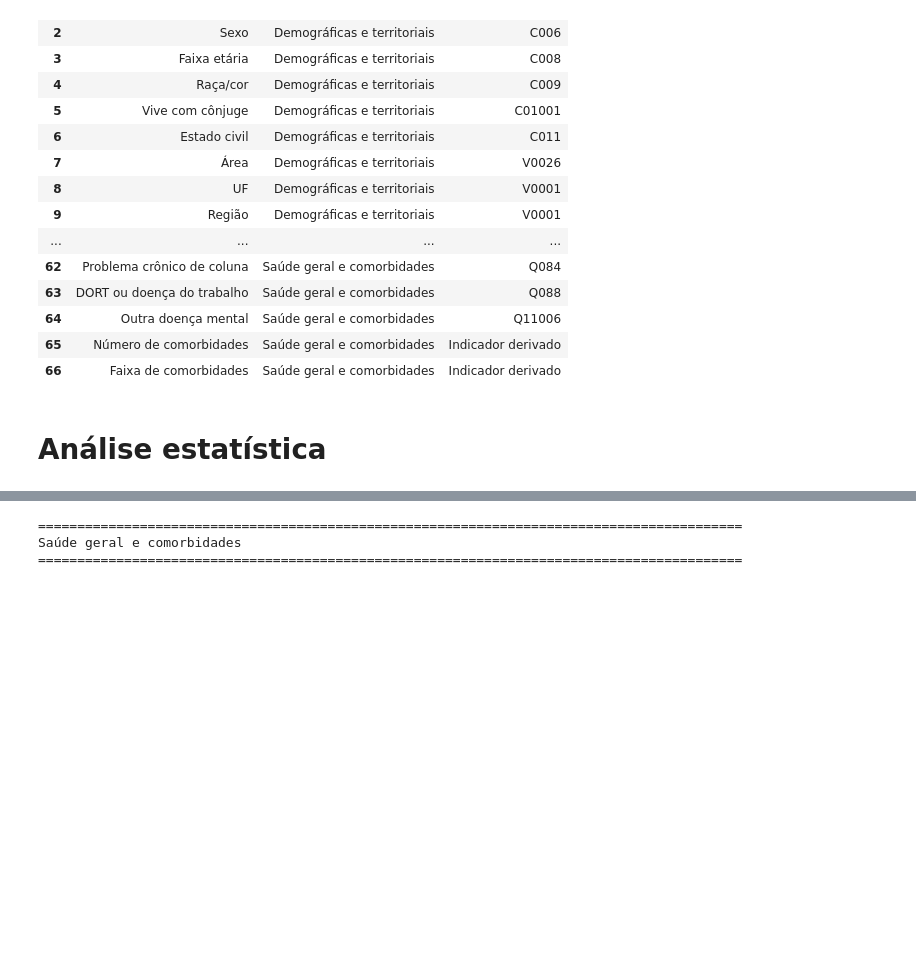
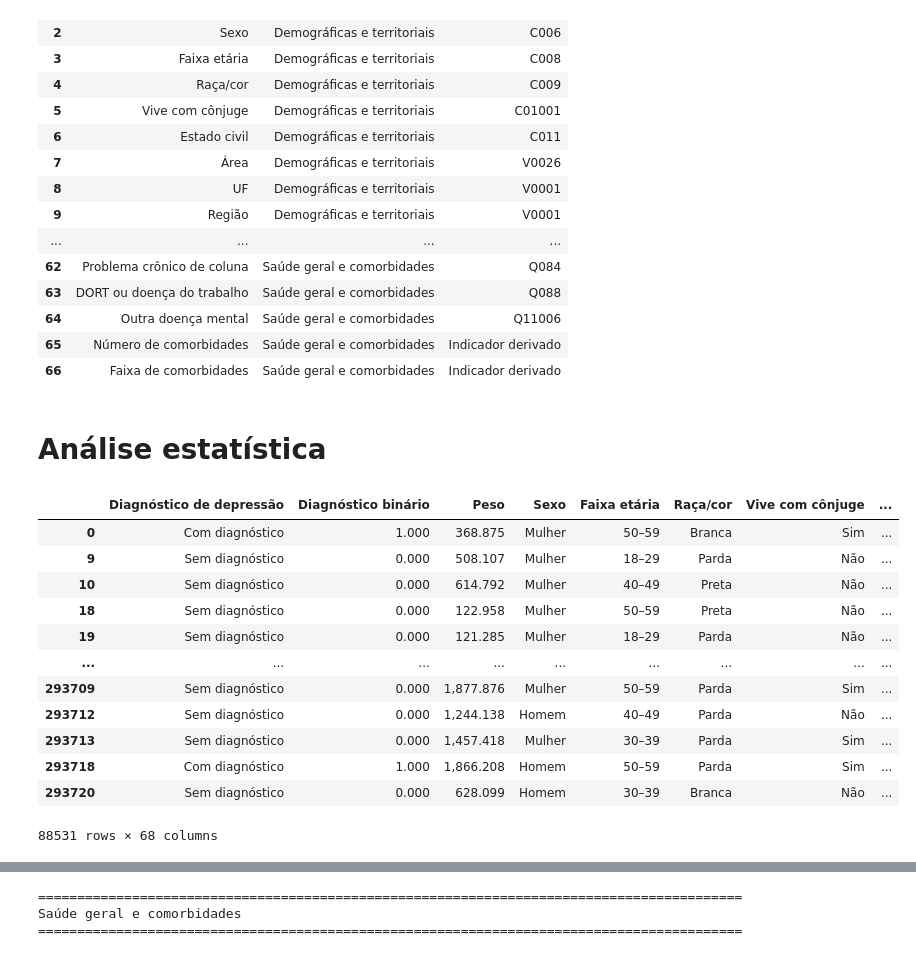
Before and after one commit to toni-cav/Analise_SIICUSP, a Jupyter notebook: exploratorio_depressao_e_sem_depressao.ipynb, the cells around one changed output, grey strips where cells are left out. Saved outputs shown, nothing was run; the diff lists cells and outputs as text; code cells hidden in the pictures; blank space fills up the shorter version.

```diff
--- a/exploratorio_depressao_e_sem_depressao.ipynb
+++ b/exploratorio_depressao_e_sem_depressao.ipynb
@@ -162,5 +162,21 @@ Quantidade de variáveis preparadas: 67
 | 66 | Faixa de comorbidades | Saúde geral e comorbidades | Indicador derivado |
 # %% [markdown]
 # Análise estatística
+# %%
+display(dados_descritivos)
+# %% [output]
+|  | Diagnóstico de depressão | Diagnóstico binário | Peso | Sexo | Faixa etária | Raça/cor | Vive com cônjuge | ... |
+| 0 | Com diagnóstico | 1.000 | 368.875 | Mulher | 50–59 | Branca | Sim | ... |
+| 9 | Sem diagnóstico | 0.000 | 508.107 | Mulher | 18–29 | Parda | Não | ... |
+| 10 | Sem diagnóstico | 0.000 | 614.792 | Mulher | 40–49 | Preta | Não | ... |
+| 18 | Sem diagnóstico | 0.000 | 122.958 | Mulher | 50–59 | Preta | Não | ... |
+| 19 | Sem diagnóstico | 0.000 | 121.285 | Mulher | 18–29 | Parda | Não | ... |
+| ... | ... | ... | ... | ... | ... | ... | ... | ... |
+| 293709 | Sem diagnóstico | 0.000 | 1,877.876 | Mulher | 50–59 | Parda | Sim | ... |
+| 293712 | Sem diagnóstico | 0.000 | 1,244.138 | Homem | 40–49 | Parda | Não | ... |
+| 293713 | Sem diagnóstico | 0.000 | 1,457.418 | Mulher | 30–39 | Parda | Sim | ... |
+| 293718 | Com diagnóstico | 1.000 | 1,866.208 | Homem | 50–59 | Parda | Sim | ... |
+| 293720 | Sem diagnóstico | 0.000 | 628.099 | Homem | 30–39 | Branca | Não | ... |
+88531 rows × 68 columns
 # %%
 def prevalencia_ponderada_por_categoria(dados, variavel):
```
Also changed, not shown: parts of 5 cells of this notebook.
